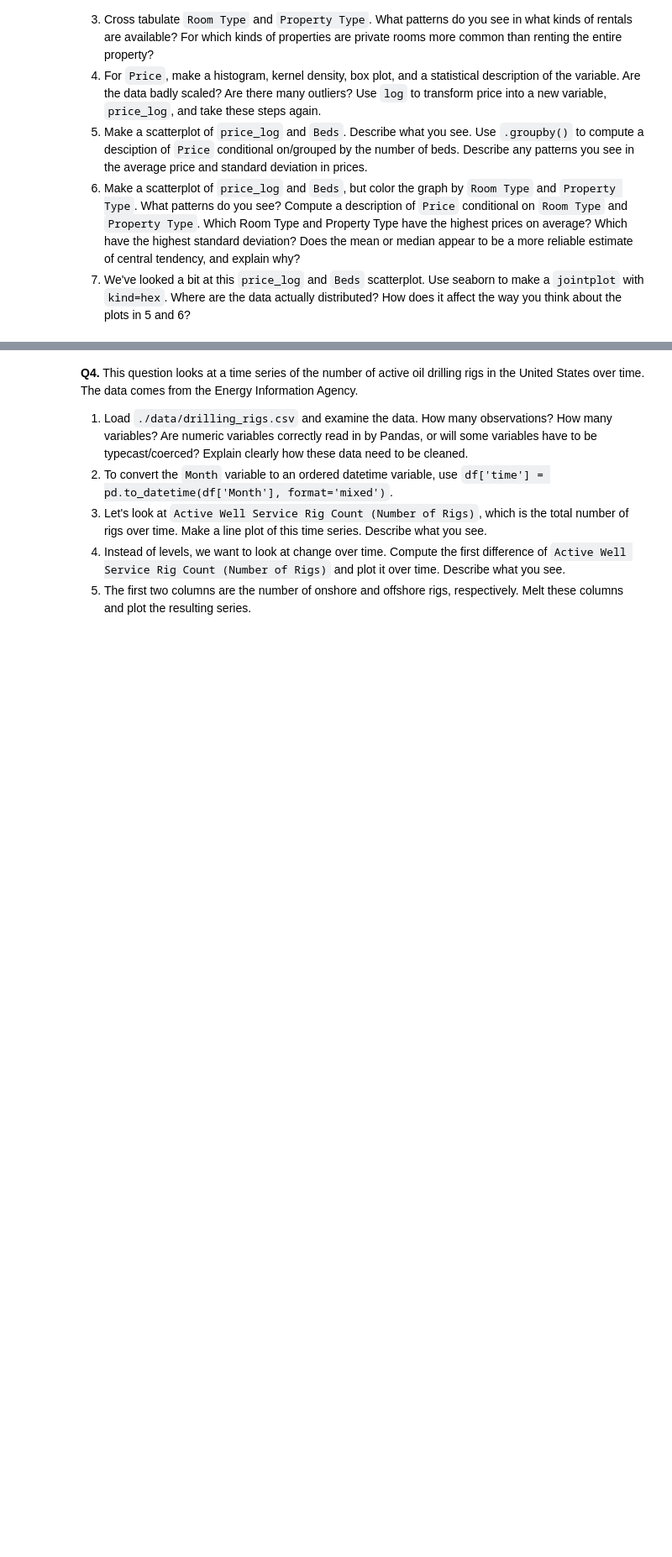
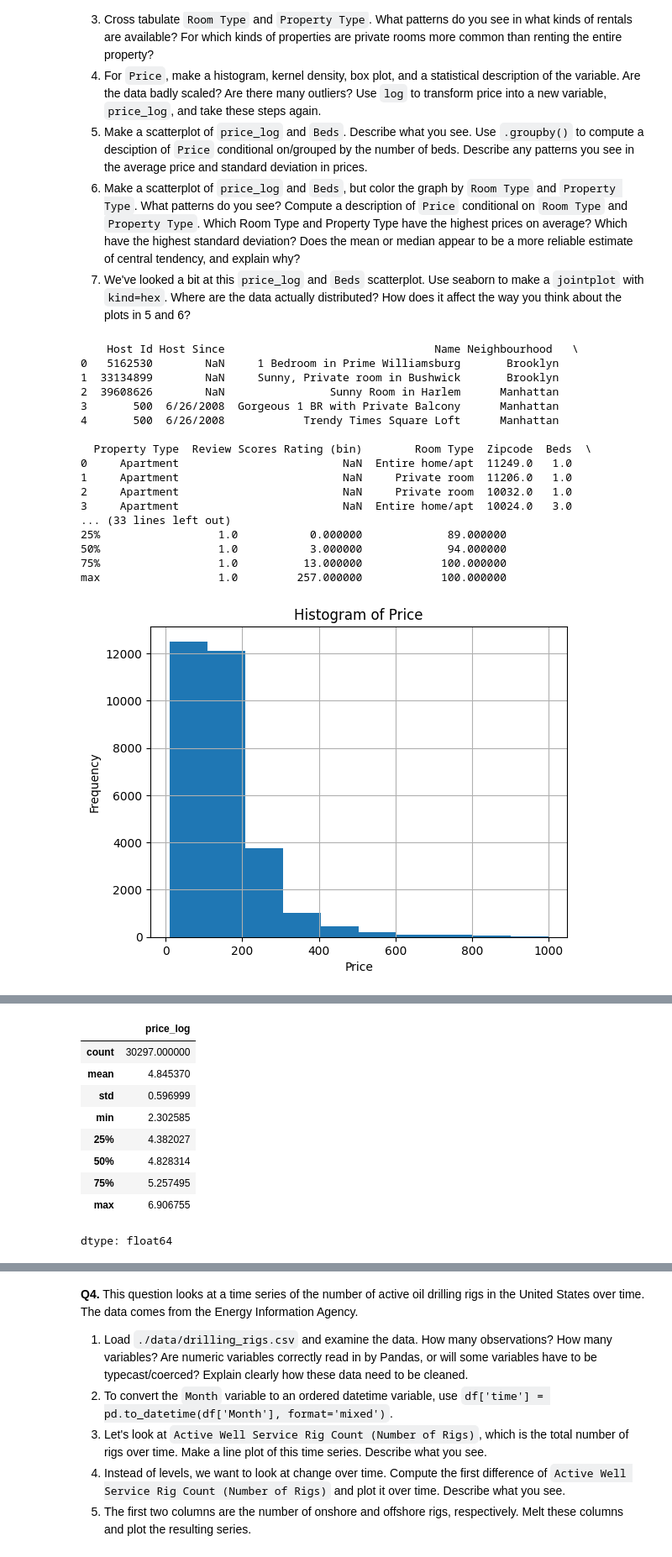
Before and after one commit to tgreg-stack/EDA, a Jupyter notebook: assignment/assignment.ipynb, the cells around one changed output, grey strips where cells are left out. Shown at 84% size. Saved outputs shown, nothing was run; the diff lists cells and outputs as text; code cells hidden in the pictures; blank space fills up the shorter version.

```diff
--- a/assignment/assignment.ipynb
+++ b/assignment/assignment.ipynb
@@ -135,3 +135,65 @@ Name: Foreign Gift Amount, Length: 8993, dtype: int64
   5. Make a scatterplot of `price_log` and `Beds`. Describe what you see. Use `.groupby()` to compute a desciption of `Price` conditional on/grouped by the number of beds. Describe any patterns you see in the average price and standard deviation in prices.
   6. Make a scatterplot of `price_log` and `Beds`, but color the graph by `Room Type` and `Property Type`. What patterns do you see? Compute a description of `Price` conditional on `Room Type` and `Property Type`. Which Room Type and Property Type have the highest prices on average? Which have the highest standard deviation? Does the mean or median appear to be a more reliable estimate of central tendency, and explain why?
   7. We've looked a bit at this `price_log` and `Beds` scatterplot. Use seaborn to make a `jointplot` with `kind=hex`. Where are the data actually distributed? How does it affect the way you think about the plots in 5 and 6?
+# %%
+#1
+air = pd.read_csv('/data/airbnb_hw.csv')
+
+#2
+print(air.head(), '\n',
+  air.shape, '\n\n', air.shape[0], 'observations', '\n \n',
+  air.columns, '\n\n',
+  air.describe()) #30478x13 with 30478 observations
+
+#3
+pd.crosstab(air['Room Type'], air['Property Type'])
+#greatest grouping is entire apartment, distributions vary on property type but tend to be more entire rentals, apartment is by far the most populous type,
+#Private room more common than entire property: bed and breakfast, house, other
+
+#4
+air['Price_n']=pd.to_numeric(air['Price'], errors = 'coerce')
+air['Price_n'].hist()
+plt.xlabel('Price')
+plt.ylabel('Frequency')
+plt.title('Histogram of Price')
+plt.show()
+sns.kdeplot(data = air, x=air['Price_n'])
+plt.title('Kernel Density Plot of Price_n')
+plt.show()
+sns.boxplot(data = air, x = air['Price_n'])
+plt.title('Box Plot of Price')
+plt.show()
+air['Price_n'].describe()
+
+air['price_log']=np.log(air['Price_n'])
+air['price_log'].hist()
+plt.xlabel('Log Price')
+plt.ylabel('Frequency')
+plt.title('Histogram of log Price')
+plt.show()
+sns.kdeplot(data = air, x=air['price_log'])
+plt.title('Kernel Density Plot of log Price')
+plt.show()
+sns.boxplot(data = air, x = air['price_log'])
+plt.title('Box Plot of log Price')
+plt.show()
+air['price_log'].describe()
+# %% [output]
+    Host Id Host Since                                Name Neighbourhood   \
+0   5162530        NaN     1 Bedroom in Prime Williamsburg       Brooklyn
+1  33134899        NaN     Sunny, Private room in Bushwick       Brooklyn
+2  39608626        NaN                Sunny Room in Harlem      Manhattan
+3       500  6/26/2008  Gorgeous 1 BR with Private Balcony      Manhattan
+4       500  6/26/2008            Trendy Times Square Loft      Manhattan
+
+  Property Type  Review Scores Rating (bin)        Room Type  Zipcode  Beds  \
+0     Apartment                         NaN  Entire home/apt  11249.0   1.0
+1     Apartment                         NaN     Private room  11206.0   1.0
+2     Apartment                         NaN     Private room  10032.0   1.0
+3     Apartment                         NaN  Entire home/apt  10024.0   3.0
+... (33 lines left out)
+25%                  1.0           0.000000             89.000000
+50%                  1.0           3.000000             94.000000
+75%                  1.0          13.000000            100.000000
+max                  1.0         257.000000            100.000000
+[figure, added]
@@ -137,0 +205,10 @@ Name: Foreign Gift Amount, Length: 8993, dtype: int64
+|  | price_log |
+| count | 30297.000000 |
+| mean | 4.845370 |
+| std | 0.596999 |
+| min | 2.302585 |
+| 25% | 4.382027 |
+| 50% | 4.828314 |
+| 75% | 5.257495 |
+| max | 6.906755 |
+dtype: float64
```
Also changed, not shown: parts of 3 cells of this notebook.
